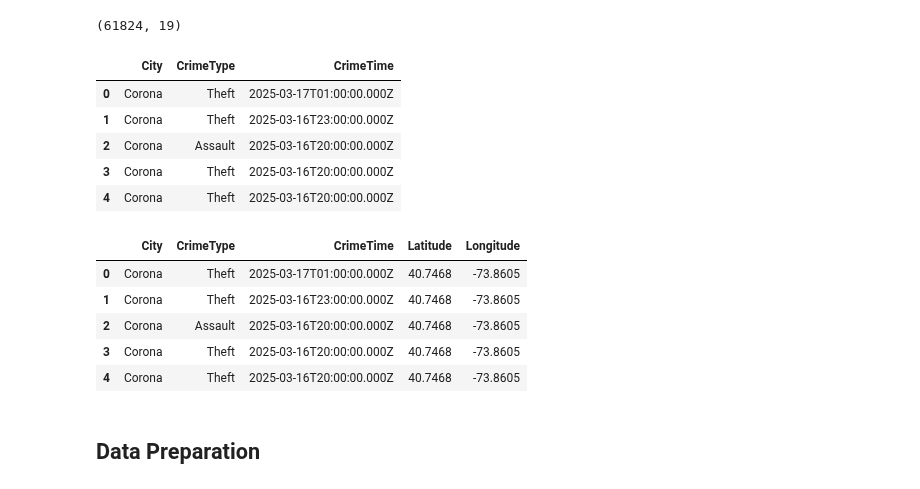
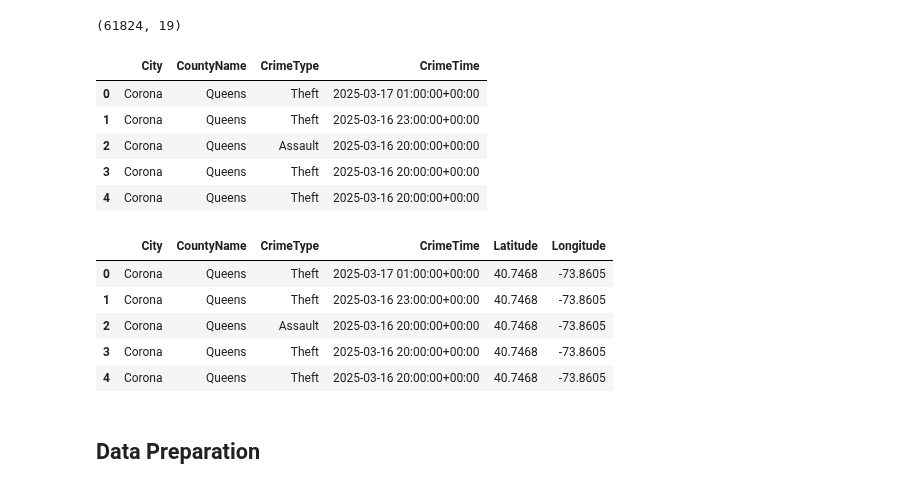
Before and after one commit to Ashliz1/NYC-Crime-Data---Group-10-, a Jupyter notebook: term_project_starter.ipynb, the cells around one changed output. Saved outputs shown, nothing was run; the diff lists cells and outputs as text; code cells hidden in the pictures.

```diff
--- a/term_project_starter.ipynb
+++ b/term_project_starter.ipynb
@@ -62,23 +62,23 @@ df.shape
 # %% [output]
 (61824, 19)
 # %%
-df[['City','CrimeType','CrimeTime']].head()
+df[['City','CountyName','CrimeType','CrimeTime']].head()
 # %% [output]
-|  | City | CrimeType | CrimeTime |
-| 0 | Corona | Theft | 2025-03-17T01:00:00.000Z |
-| 1 | Corona | Theft | 2025-03-16T23:00:00.000Z |
-| 2 | Corona | Assault | 2025-03-16T20:00:00.000Z |
-| 3 | Corona | Theft | 2025-03-16T20:00:00.000Z |
-| 4 | Corona | Theft | 2025-03-16T20:00:00.000Z |
+|  | City | CountyName | CrimeType | CrimeTime |
+| 0 | Corona | Queens | Theft | 2025-03-17 01:00:00+00:00 |
+| 1 | Corona | Queens | Theft | 2025-03-16 23:00:00+00:00 |
+| 2 | Corona | Queens | Assault | 2025-03-16 20:00:00+00:00 |
+| 3 | Corona | Queens | Theft | 2025-03-16 20:00:00+00:00 |
+| 4 | Corona | Queens | Theft | 2025-03-16 20:00:00+00:00 |
 # %%
-df[["City","CrimeType","CrimeTime","Latitude","Longitude"]].head()
+df[["City","CountyName","CrimeType","CrimeTime","Latitude","Longitude"]].head()
 # %% [output]
-|  | City | CrimeType | CrimeTime | Latitude | Longitude |
-| 0 | Corona | Theft | 2025-03-17T01:00:00.000Z | 40.7468 | -73.8605 |
-| 1 | Corona | Theft | 2025-03-16T23:00:00.000Z | 40.7468 | -73.8605 |
-| 2 | Corona | Assault | 2025-03-16T20:00:00.000Z | 40.7468 | -73.8605 |
-| 3 | Corona | Theft | 2025-03-16T20:00:00.000Z | 40.7468 | -73.8605 |
-| 4 | Corona | Theft | 2025-03-16T20:00:00.000Z | 40.7468 | -73.8605 |
+|  | City | CountyName | CrimeType | CrimeTime | Latitude | Longitude |
+| 0 | Corona | Queens | Theft | 2025-03-17 01:00:00+00:00 | 40.7468 | -73.8605 |
+| 1 | Corona | Queens | Theft | 2025-03-16 23:00:00+00:00 | 40.7468 | -73.8605 |
+| 2 | Corona | Queens | Assault | 2025-03-16 20:00:00+00:00 | 40.7468 | -73.8605 |
+| 3 | Corona | Queens | Theft | 2025-03-16 20:00:00+00:00 | 40.7468 | -73.8605 |
+| 4 | Corona | Queens | Theft | 2025-03-16 20:00:00+00:00 | 40.7468 | -73.8605 |
 # %% [markdown]
 ## Data Preparation
 # %%
```
Also changed, not shown: parts of 1 cell of this notebook.
